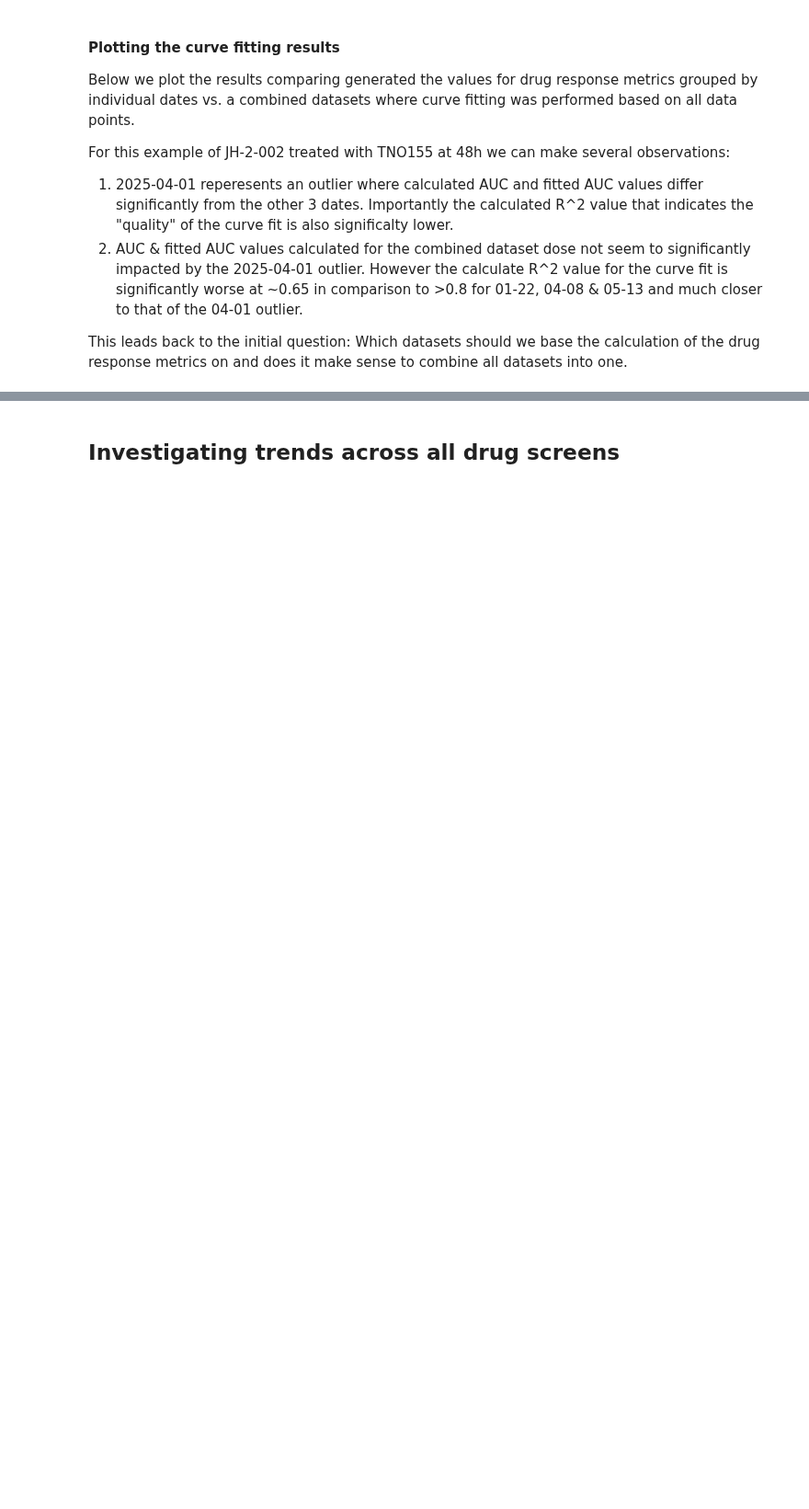
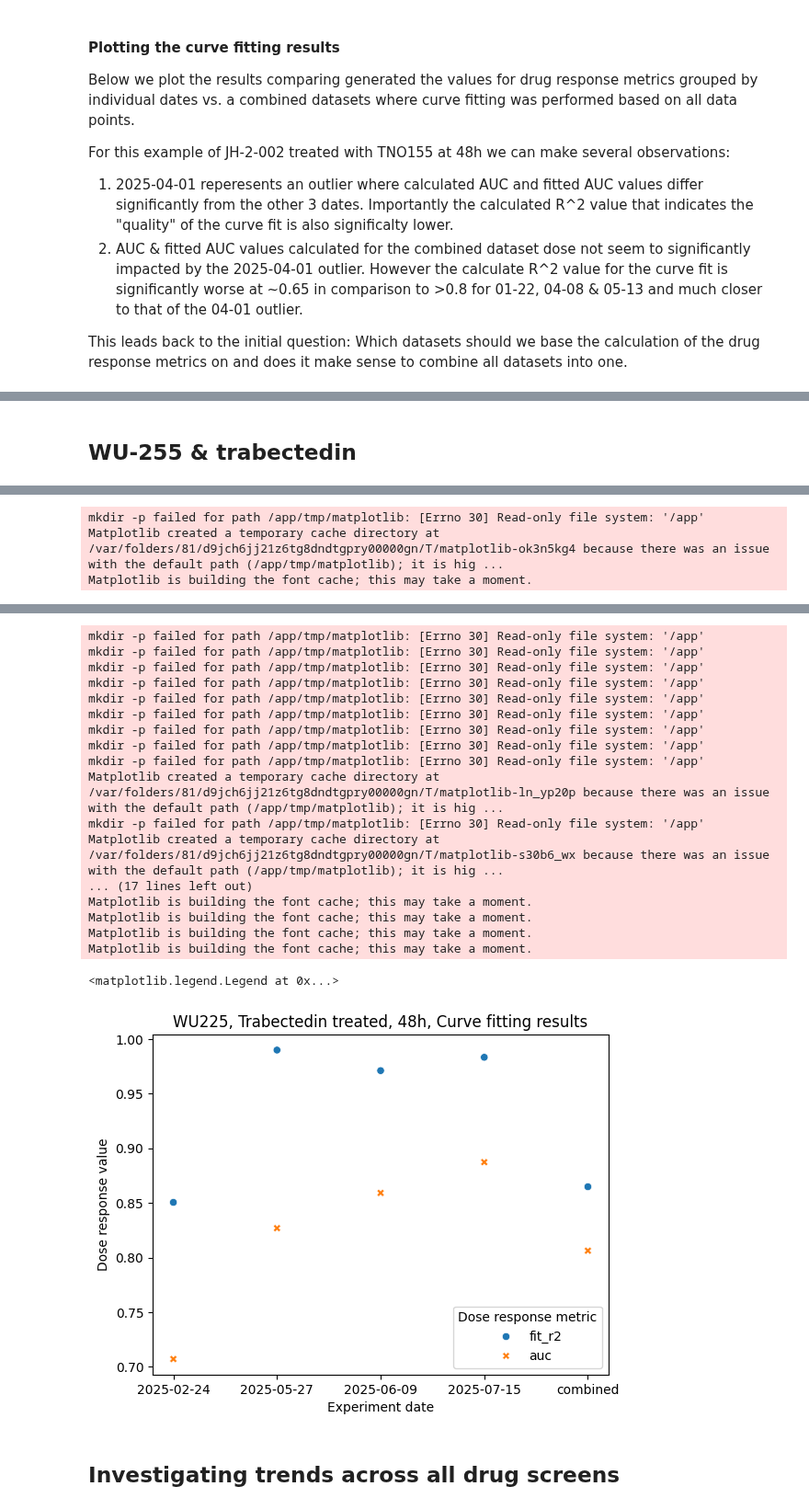
Before and after one commit to PNNL-CompBio/MPNST-PDX-MT, a Jupyter notebook: EXACT-pipeline/drugViability/multi_date_experiment_invesitgation.ipynb, the cells around one changed output, grey strips where cells are left out. Shown at 92% size. Saved outputs shown, nothing was run; the diff lists cells and outputs as text; code cells hidden in the pictures; blank space fills up the shorter version.

```diff
--- a/EXACT-pipeline/drugViability/multi_date_experiment_invesitgation.ipynb
+++ b/EXACT-pipeline/drugViability/multi_date_experiment_invesitgation.ipynb
@@ -416,0 +555,57 @@ plot_auc.legend(title='Dose response metric')
+# %% [markdown]
+## WU-255 & trabectedin
+# %%
+synapse_ids = {
+    '2025-02-24': 'syn65595377',
+    '2025-05-27': 'syn68156120',
+    '2025-06-09': 'syn68374019',
+    '2025-07-15': 'syn68790601',
+}
+
+dfs = {}
+
+syn = sc.login()
+for date, syn_id in synapse_ids.items():
+    dfs[date] = pd.read_csv(syn.get(syn_id).path)
+    dfs[date]['date'] = date
+
+syn.logout()
+
+df = pd.concat(dfs.values())
+df.head()
+
+df.dtypes
+
+df_grp_by_date_curve_fit_results = fit_curves(df, group_by_date=True)
+df_grp_by_date_curve_fit_results[['improve_sample_id', 'date']] = (
+    df_grp_by_date_curve_fit_results['improve_sample_id']
+    .str.split('_', expand=True)
+)
+
+df_all_dates_curve_fit_results = fit_curves(df, False)
+df_all_dates_curve_fit_results['date'] = 'combined'
+
+df_response = pd.concat(
+    (df_grp_by_date_curve_fit_results, df_all_dates_curve_fit_results)
+)
+
+metrics = ['auc', 'fit_r2']
+df_response_to_plot = df_response[
+    df_response["dose_response_metric"].isin(metrics)
+]
+
+df_response_to_plot.head()
+
+plot_auc = sns.scatterplot(
+    data=df_response_to_plot,
+    x='date',
+    y='dose_response_value',
+    hue="dose_response_metric",
+    style='dose_response_metric'
+)
+
+plt.title("WU225, Trabectedin treated, 48h, Curve fitting results")
+plt.ylabel("Dose response value")
+plt.xlabel("Experiment date")
+plot_auc.legend(title='Dose response metric')
+# %% [output]
@@ -416,0 +617,3 @@ plot_auc.legend(title='Dose response metric')
+mkdir -p failed for path /app/tmp/matplotlib: [Errno 30] Read-only file system: '/app'
+Matplotlib created a temporary cache directory at /var/folders/81/d9jch6jj21z6tg8dndtgpry00000gn/T/matplotlib-ok3n5kg4 because there was an issue with the default path (/app/tmp/matplotlib); it is hig ...
+Matplotlib is building the font cache; this may take a moment.
@@ -417,2 +669,21 @@ plot_auc.legend(title='Dose response metric')
+mkdir -p failed for path /app/tmp/matplotlib: [Errno 30] Read-only file system: '/app'
+mkdir -p failed for path /app/tmp/matplotlib: [Errno 30] Read-only file system: '/app'
+mkdir -p failed for path /app/tmp/matplotlib: [Errno 30] Read-only file system: '/app'
+mkdir -p failed for path /app/tmp/matplotlib: [Errno 30] Read-only file system: '/app'
+mkdir -p failed for path /app/tmp/matplotlib: [Errno 30] Read-only file system: '/app'
+mkdir -p failed for path /app/tmp/matplotlib: [Errno 30] Read-only file system: '/app'
+mkdir -p failed for path /app/tmp/matplotlib: [Errno 30] Read-only file system: '/app'
+mkdir -p failed for path /app/tmp/matplotlib: [Errno 30] Read-only file system: '/app'
+mkdir -p failed for path /app/tmp/matplotlib: [Errno 30] Read-only file system: '/app'
+Matplotlib created a temporary cache directory at /var/folders/81/d9jch6jj21z6tg8dndtgpry00000gn/T/matplotlib-ln_yp20p because there was an issue with the default path (/app/tmp/matplotlib); it is hig ...
+mkdir -p failed for path /app/tmp/matplotlib: [Errno 30] Read-only file system: '/app'
+Matplotlib created a temporary cache directory at /var/folders/81/d9jch6jj21z6tg8dndtgpry00000gn/T/matplotlib-s30b6_wx because there was an issue with the default path (/app/tmp/matplotlib); it is hig ...
+... (17 lines left out)
+Matplotlib is building the font cache; this may take a moment.
+Matplotlib is building the font cache; this may take a moment.
+Matplotlib is building the font cache; this may take a moment.
+Matplotlib is building the font cache; this may take a moment.
+<matplotlib.legend.Legend at 0x...>
+[figure, added]
 # %% [markdown]
 ## Investigating trends across all drug screens
```
Also changed, not shown: parts of 37 cells of this notebook.
